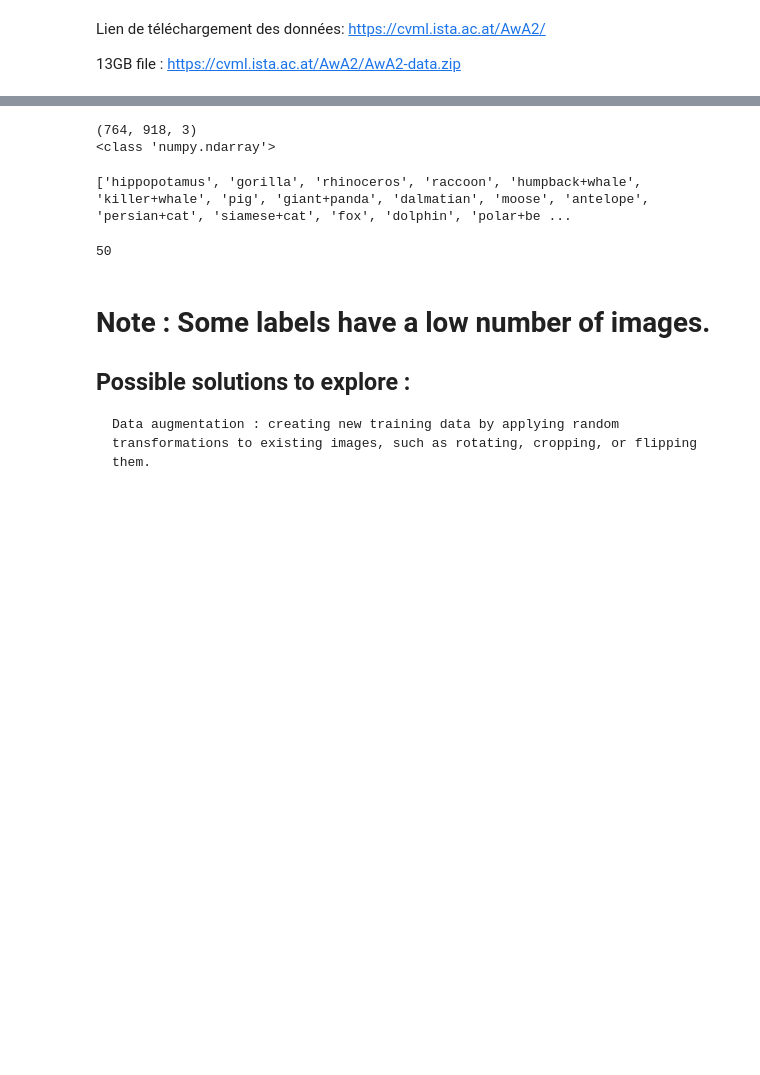
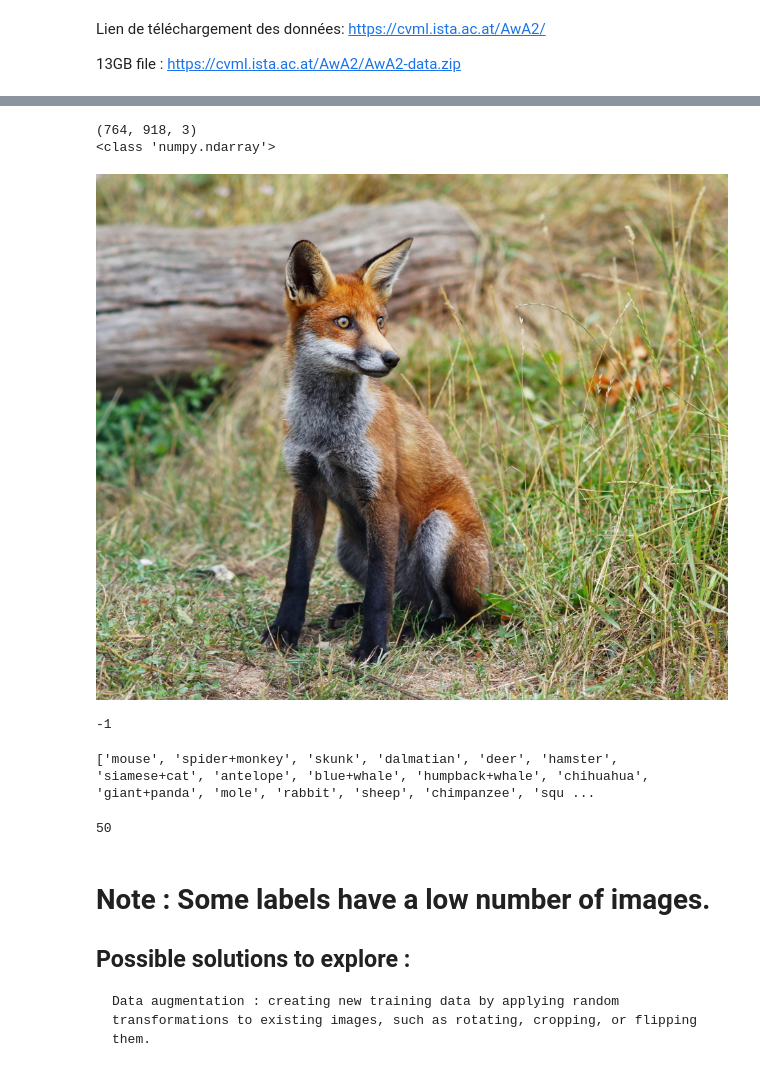
Before and after one commit to K-kiron/animal-detect, a Jupyter notebook: AWA2_Dataloader_jd.ipynb, the cells around one changed output, grey strips where cells are left out. Saved outputs shown, nothing was run; the diff lists cells and outputs as text; code cells hidden in the pictures; blank space fills up the shorter version.

```diff
--- a/AWA2_Dataloader_jd.ipynb
+++ b/AWA2_Dataloader_jd.ipynb
@@ -22,26 +81,31 @@ import torchvision.transforms as transforms
 np.random.seed(0)
 # %%
 # Constant. Should be the path to the folder named JPEGImages, containing the 33K images in its subfolders.
-DATA_FOLDER_PATH = "/Users/xiongyuyang/Downloads/Animals_with_Attributes2/"
-JPEGIMAGES_FOLDER_PATH = "/Users/xiongyuyang/Downloads/Animals_with_Attributes2/JPEGImages/"
+# DATA_FOLDER_PATH = "/Users/xiongyuyang/Downloads/Animals_with_Attributes2/"
+# JPEGIMAGES_FOLDER_PATH = "/Users/xiongyuyang/Downloads/Animals_with_Attributes2/JPEGImages/"
+DATA_FOLDER_PATH = '/content/AWA2/'
+JPEGIMAGES_FOLDER_PATH = '/content/AWA2/JPEGImages/'
 # %%
 # quick test
+from google.colab.patches import cv2_imshow
 test = JPEGIMAGES_FOLDER_PATH+"fox/fox_10001.jpg"
 img = cv2.imread(test)
 print(img.shape) #ndarray
 print(type(img))
-cv2.imshow('Sample Image from AwA2 dataset',img)
+cv2_imshow(img)
 cv2.waitKey(0)
 # %% [output]
 (764, 918, 3)
 <class 'numpy.ndarray'>
+[figure, added]
+-1
 # %%
 labels_dirs = os.listdir(JPEGIMAGES_FOLDER_PATH)
 labels_dirs = [f for f in labels_dirs if not f.startswith('.')] # remove hidden files
 print(labels_dirs)
 len(labels_dirs) # 50 labels / subdirectories
 # %% [output]
-['hippopotamus', 'gorilla', 'rhinoceros', 'raccoon', 'humpback+whale', 'killer+whale', 'pig', 'giant+panda', 'dalmatian', 'moose', 'antelope', 'persian+cat', 'siamese+cat', 'fox', 'dolphin', 'polar+be ...
+['mouse', 'spider+monkey', 'skunk', 'dalmatian', 'deer', 'hamster', 'siamese+cat', 'antelope', 'blue+whale', 'humpback+whale', 'chihuahua', 'giant+panda', 'mole', 'rabbit', 'sheep', 'chimpanzee', 'squ ...
 50
 # %% [markdown]
 # Note : Some labels have a low number of images.
```
Also changed, not shown: parts of 15 cells of this notebook, 1 other file.
